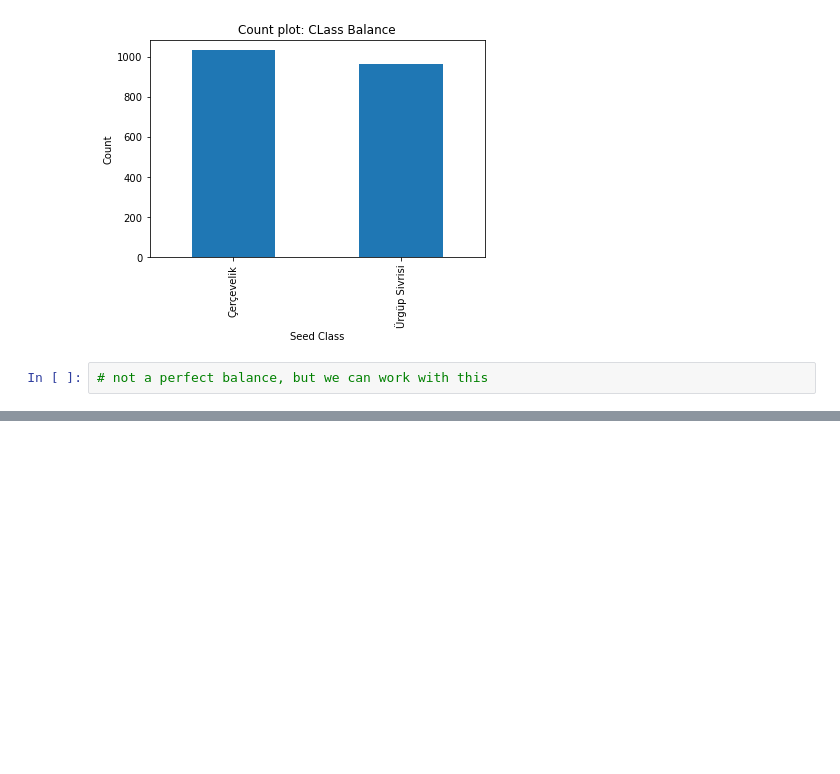
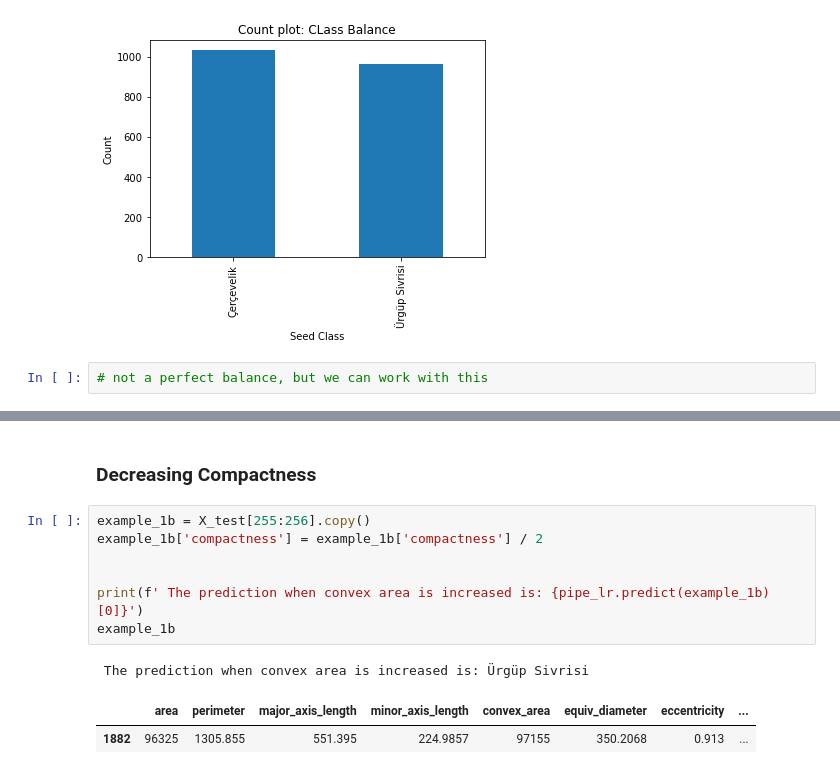
Before and after one commit to thayeylolu/Feature-Analysis, a Jupyter notebook: notebook.ipynb, the cells around one changed output, grey strips where cells are left out. Cells and saved outputs as stored; diff of their text form; blank space fills up the shorter version.

```diff
--- a/notebook.ipynb
+++ b/notebook.ipynb
@@ -132,0 +260,13 @@ df.plot(
+# %% [markdown]
+### Decreasing Compactness
+# %%
+example_1b = X_test[255:256].copy()
+example_1b['compactness'] = example_1b['compactness'] / 2
+
+
+print(f' The prediction when convex area is increased is: {pipe_lr.predict(example_1b)[0]}')
+example_1b
+# %% [output]
+ The prediction when convex area is increased is: Ürgüp Sivrisi
+|  | area | perimeter | major_axis_length | minor_axis_length | convex_area | equiv_diameter | eccentricity | ... |
+| 1882 | 96325 | 1305.855 | 551.395 | 224.9857 | 97155 | 350.2068 | 0.913 | ... |
```
Also changed, not shown: parts of 22 cells of this notebook.
